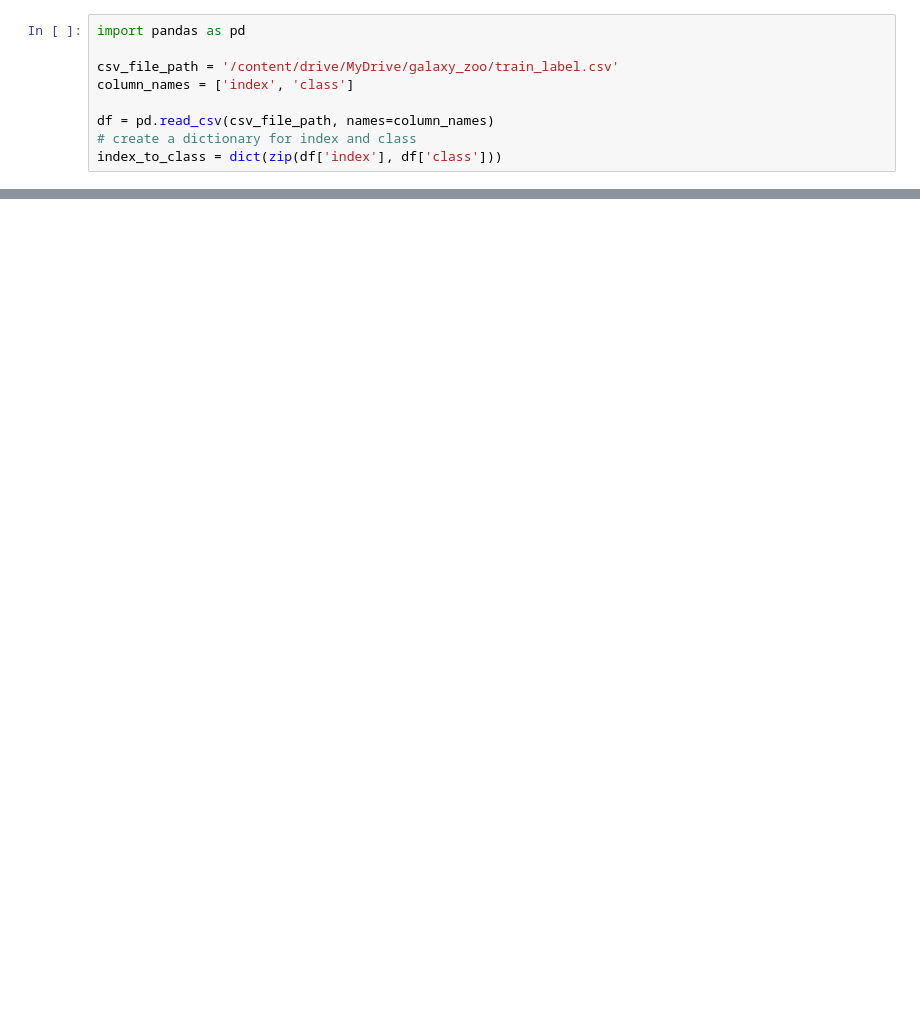
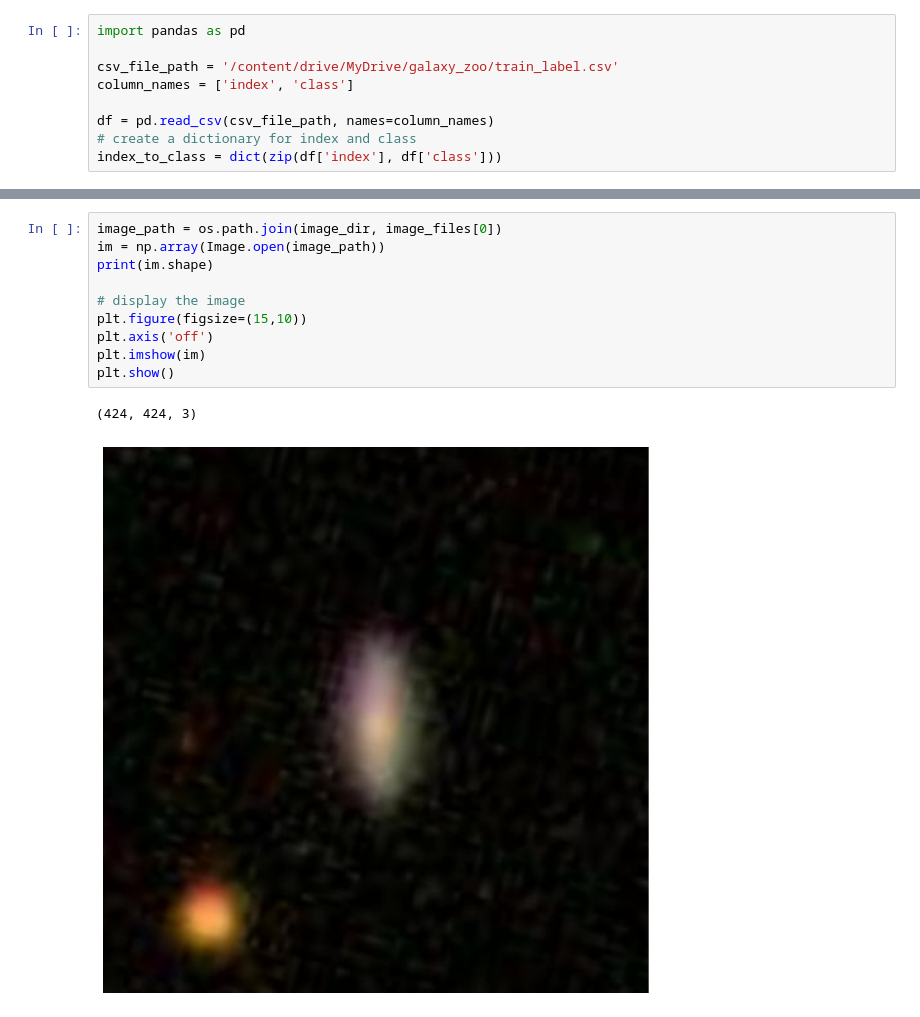
Before and after one commit to immanuelazn/w281_final_galaxy_zoo, a Jupyter notebook: image_preprocess.ipynb, the cells around one changed output, grey strips where cells are left out. Saved outputs shown, nothing was run; the diff lists cells and outputs as text; blank space fills up the shorter version.

```diff
--- a/image_preprocess.ipynb
+++ b/image_preprocess.ipynb
@@ -56,0 +71,13 @@ Class0
+# %%
+image_path = os.path.join(image_dir, image_files[0])
+im = np.array(Image.open(image_path))
+print(im.shape)
+
+# display the image
+plt.figure(figsize=(15,10))
+plt.axis('off')
+plt.imshow(im)
+plt.show()
+# %% [output]
+(424, 424, 3)
+[figure, added]
```
Also changed, not shown: parts of 13 cells of this notebook.
